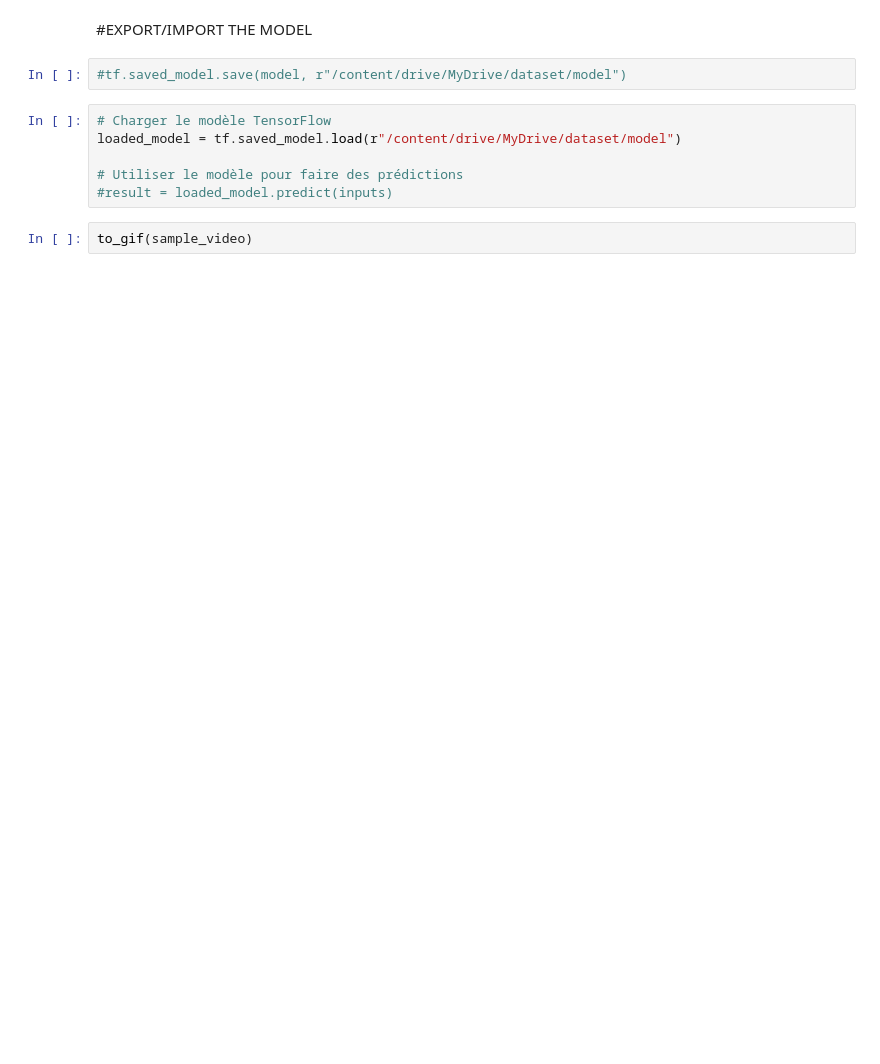
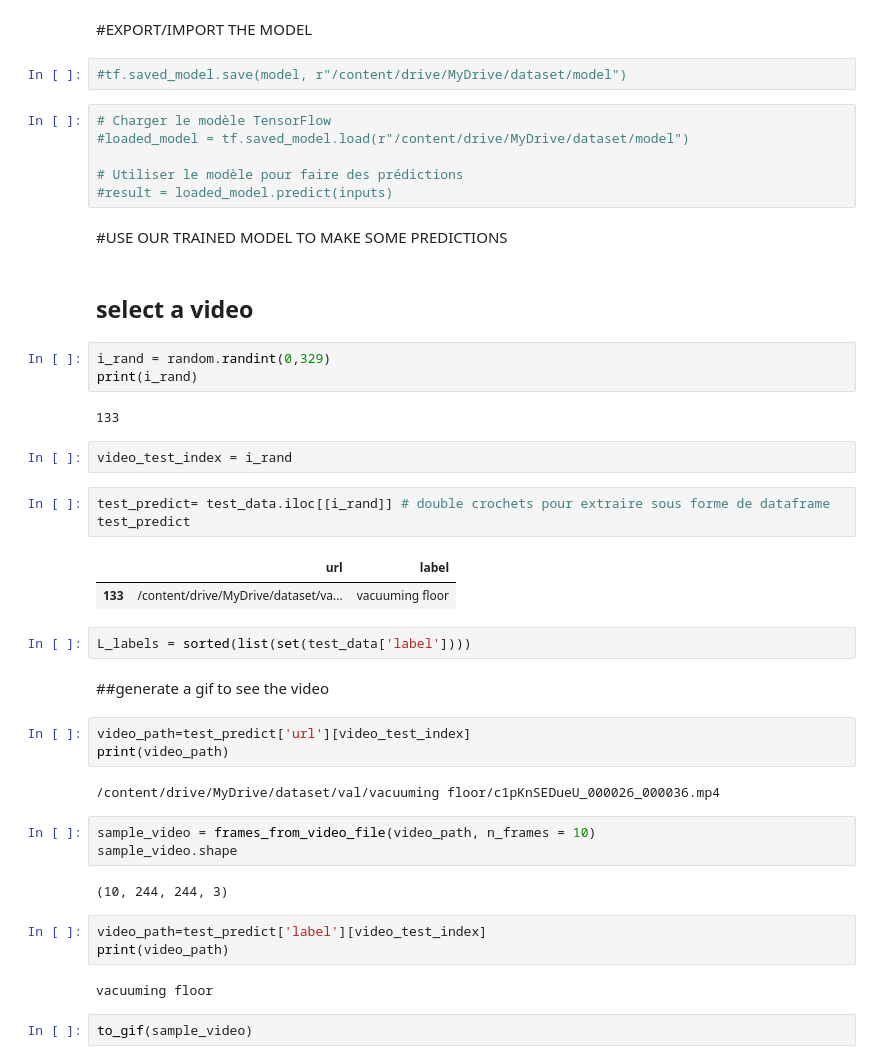
Before and after one commit to cc-ca/Human_action_understanding, a Jupyter notebook: Copie_de_prepare.ipynb, the cells around one changed output. Drawn from its saved outputs; the diff is of its cells as text; blank space fills up the shorter version.

Commit message:
cnn+ prediction finished

```diff
--- a/Copie_de_prepare.ipynb
+++ b/Copie_de_prepare.ipynb
@@ -482,10 +495,46 @@ Epoch 30/30
 #tf.saved_model.save(model, r"/content/drive/MyDrive/dataset/model")
 # %%
 # Charger le modèle TensorFlow
-loaded_model = tf.saved_model.load(r"/content/drive/MyDrive/dataset/model")
+#loaded_model = tf.saved_model.load(r"/content/drive/MyDrive/dataset/model")
 
 # Utiliser le modèle pour faire des prédictions
 #result = loaded_model.predict(inputs)
+# %% [markdown]
+#USE OUR TRAINED MODEL TO MAKE SOME PREDICTIONS
+# %% [markdown]
+## select a video
+# %%
+i_rand = random.randint(0,329)
+print(i_rand)
+# %% [output]
+133
+# %%
+video_test_index = i_rand
+# %%
+test_predict= test_data.iloc[[i_rand]] # double crochets pour extraire sous forme de dataframe
+test_predict
+# %% [output]
+|  | url | label |
+| 133 | /content/drive/MyDrive/dataset/va... | vacuuming floor |
+# %%
+L_labels = sorted(list(set(test_data['label'])))
+# %% [markdown]
+##generate a gif to see the video
+# %%
+video_path=test_predict['url'][video_test_index]
+print(video_path)
+# %% [output]
+/content/drive/MyDrive/dataset/val/vacuuming floor/c1pKnSEDueU_000026_000036.mp4
+# %%
+sample_video = frames_from_video_file(video_path, n_frames = 10)
+sample_video.shape
+# %% [output]
+(10, 244, 244, 3)
+# %%
+video_path=test_predict['label'][video_test_index]
+print(video_path)
+# %% [output]
+vacuuming floor
 # %%
 to_gif(sample_video)
 # %% [output]
```
Also changed, not shown: parts of 41 cells of this notebook.
